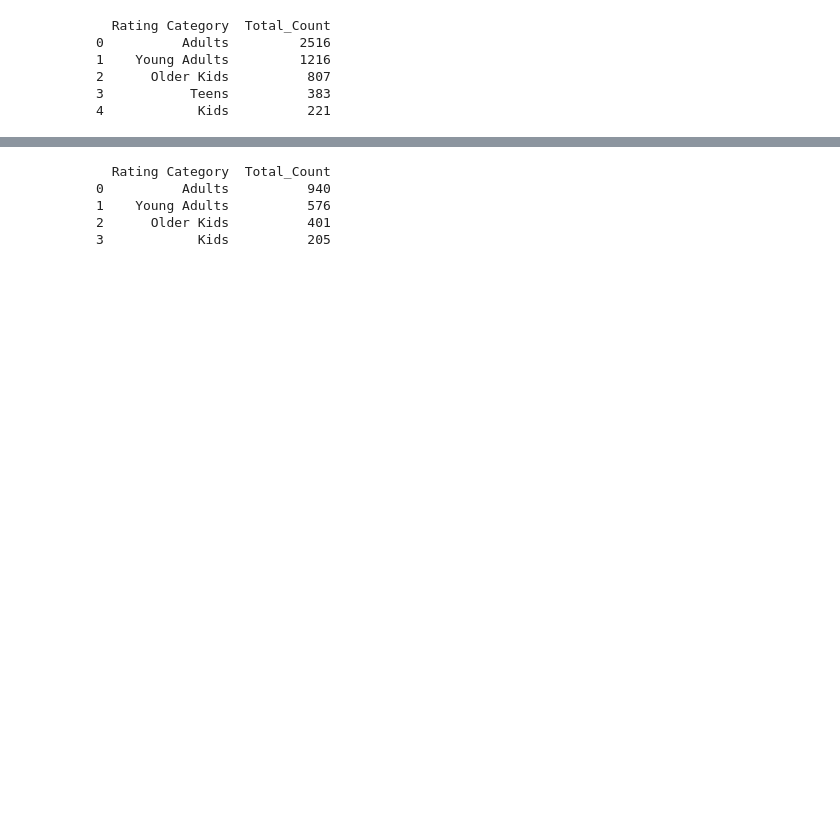
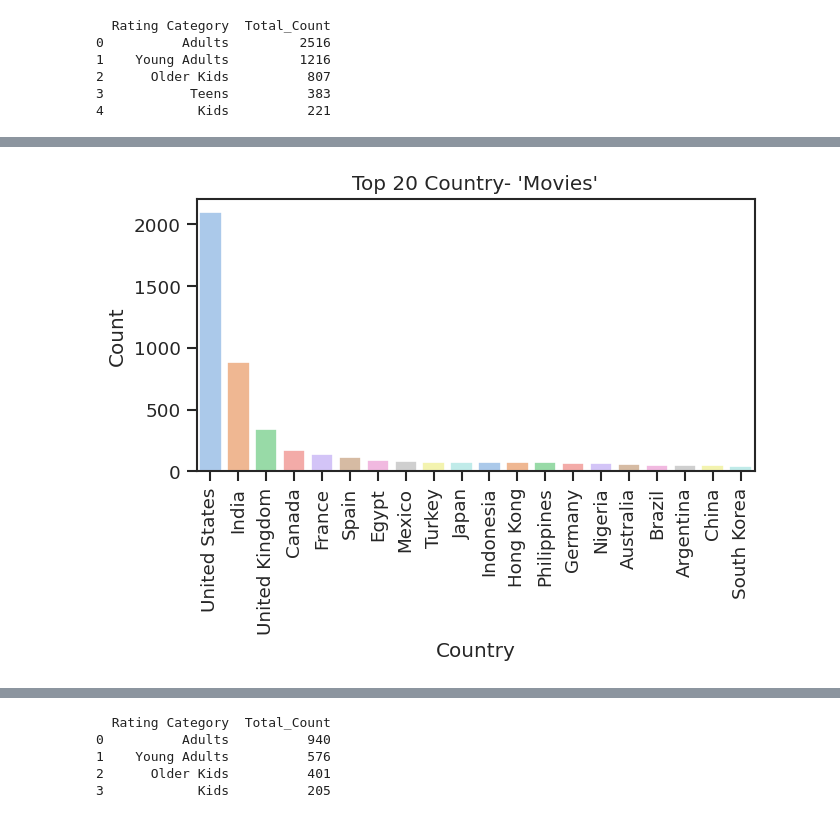
Before and after one commit to Saurabhf/Netflix_Movies_And_TV_Shows_Clustering, a Jupyter notebook: NETFLIX_MOVIES_AND_TV_SHOWS_CLUSTERING.ipynb, the cells around one changed output, grey strips where cells are left out. Cells and saved outputs as stored; diff of their text form; code cells hidden in the pictures; blank space fills up the shorter version.

```diff
--- a/NETFLIX_MOVIES_AND_TV_SHOWS_CLUSTERING.ipynb
+++ b/NETFLIX_MOVIES_AND_TV_SHOWS_CLUSTERING.ipynb
@@ -327,0 +396,9 @@ plt.show()
+# %%
+sns.countplot(x = 'country_col', order = netflix_movies_df.country_col.value_counts().index[:20], palette = 'pastel', data = netflix_movies_df)
+plt.title("Top 20 Country- 'Movies'")
+plt.xlabel('Country')
+plt.ylabel('Count')
+plt.xticks(rotation=90)
+plt.show()
+# %% [output]
+[figure, added]
```
Also changed, not shown: parts of 21 cells of this notebook.
